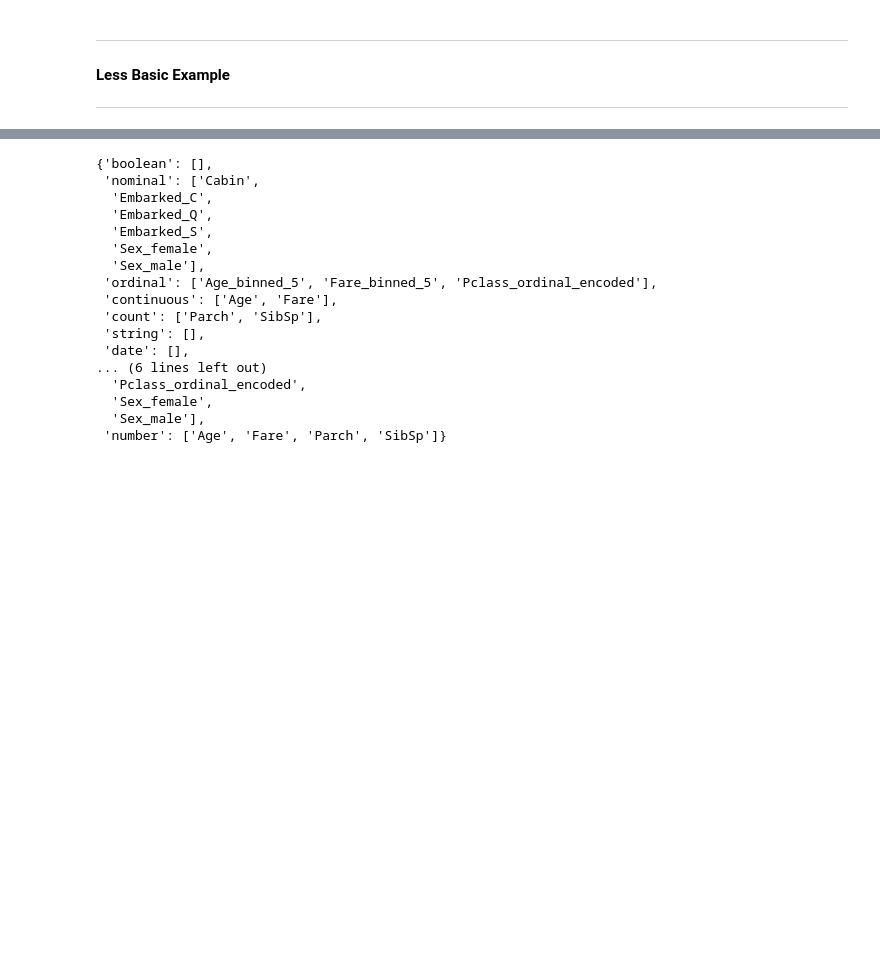
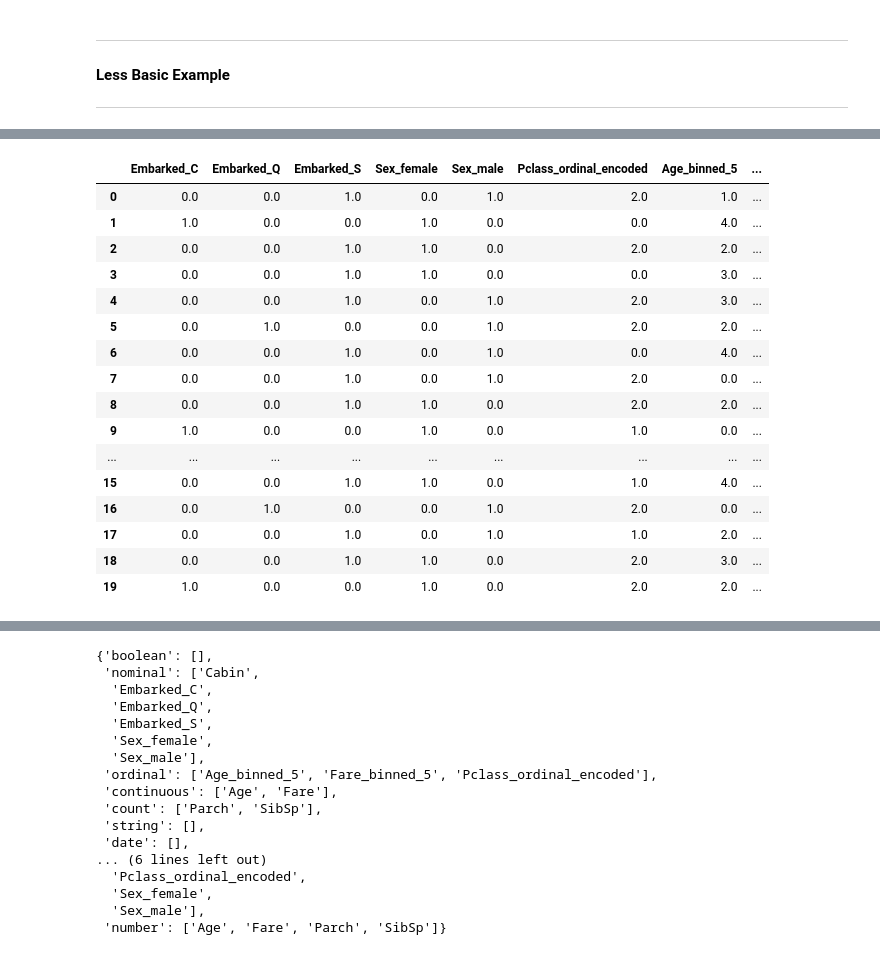
Before and after one commit to petersontylerd/mlmachine, a Jupyter notebook: notebooks/mlmachine_part_1.ipynb, the cells around one changed output, grey strips where cells are left out. Drawn from its saved outputs; the diff is of its cells as text; code cells hidden in the pictures; blank space fills up the shorter version.

```diff
--- a/notebooks/mlmachine_part_1.ipynb
+++ b/notebooks/mlmachine_part_1.ipynb
@@ -591,6 +613,26 @@ encode_pipe = PandasFeatureUnion([
 
 # execute encoding
 mlmachine_titanic.data = encode_pipe.fit_transform(mlmachine_titanic.data)
+# %%
+mlmachine_titanic.data[:20]
+# %% [output]
+|  | Embarked_C | Embarked_Q | Embarked_S | Sex_female | Sex_male | Pclass_ordinal_encoded | Age_binned_5 | ... |
+| 0 | 0.0 | 0.0 | 1.0 | 0.0 | 1.0 | 2.0 | 1.0 | ... |
+| 1 | 1.0 | 0.0 | 0.0 | 1.0 | 0.0 | 0.0 | 4.0 | ... |
+| 2 | 0.0 | 0.0 | 1.0 | 1.0 | 0.0 | 2.0 | 2.0 | ... |
+| 3 | 0.0 | 0.0 | 1.0 | 1.0 | 0.0 | 0.0 | 3.0 | ... |
+| 4 | 0.0 | 0.0 | 1.0 | 0.0 | 1.0 | 2.0 | 3.0 | ... |
+| 5 | 0.0 | 1.0 | 0.0 | 0.0 | 1.0 | 2.0 | 2.0 | ... |
+| 6 | 0.0 | 0.0 | 1.0 | 0.0 | 1.0 | 0.0 | 4.0 | ... |
+| 7 | 0.0 | 0.0 | 1.0 | 0.0 | 1.0 | 2.0 | 0.0 | ... |
+| 8 | 0.0 | 0.0 | 1.0 | 1.0 | 0.0 | 2.0 | 2.0 | ... |
+| 9 | 1.0 | 0.0 | 0.0 | 1.0 | 0.0 | 1.0 | 0.0 | ... |
+| ... | ... | ... | ... | ... | ... | ... | ... | ... |
+| 15 | 0.0 | 0.0 | 1.0 | 1.0 | 0.0 | 1.0 | 4.0 | ... |
+| 16 | 0.0 | 1.0 | 0.0 | 0.0 | 1.0 | 2.0 | 0.0 | ... |
+| 17 | 0.0 | 0.0 | 1.0 | 0.0 | 1.0 | 1.0 | 2.0 | ... |
+| 18 | 0.0 | 0.0 | 1.0 | 1.0 | 0.0 | 2.0 | 3.0 | ... |
+| 19 | 1.0 | 0.0 | 0.0 | 1.0 | 0.0 | 2.0 | 2.0 | ... |
 # %% [markdown]
 ---
 <br><br>
```
Also changed, not shown: parts of 10 cells of this notebook, 14 other files.
